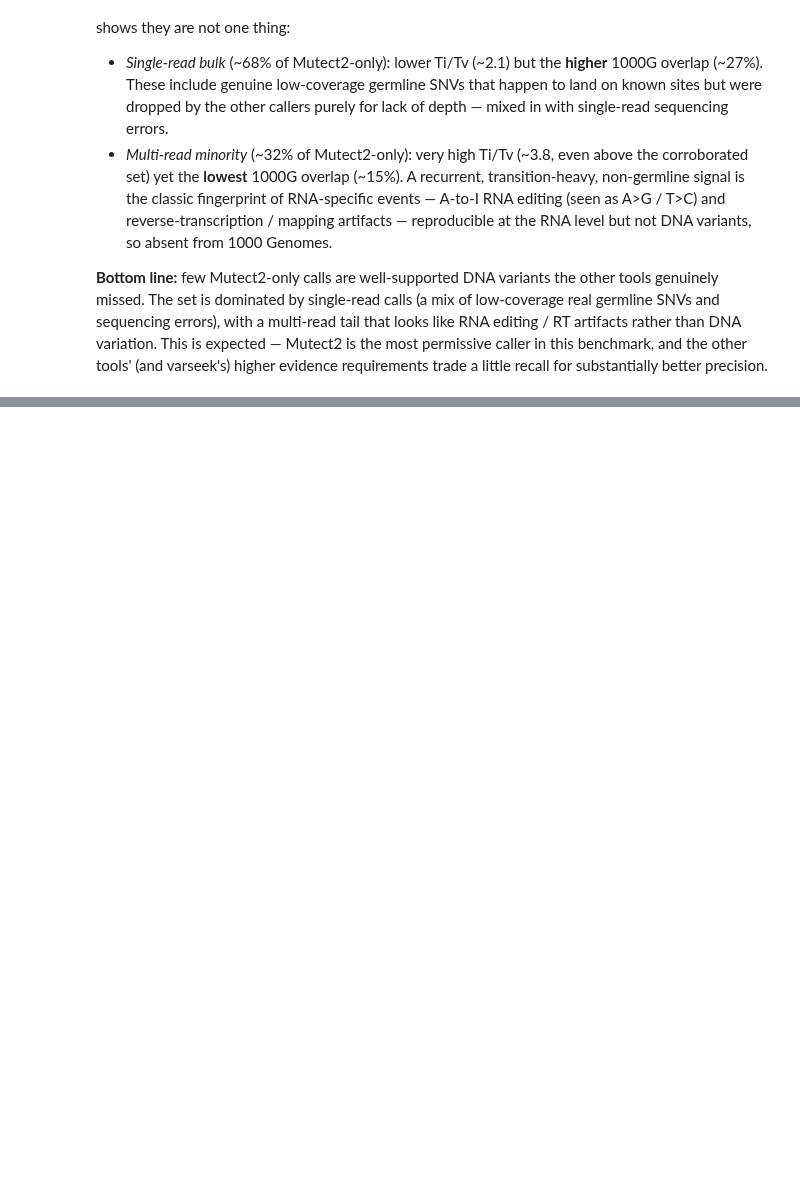
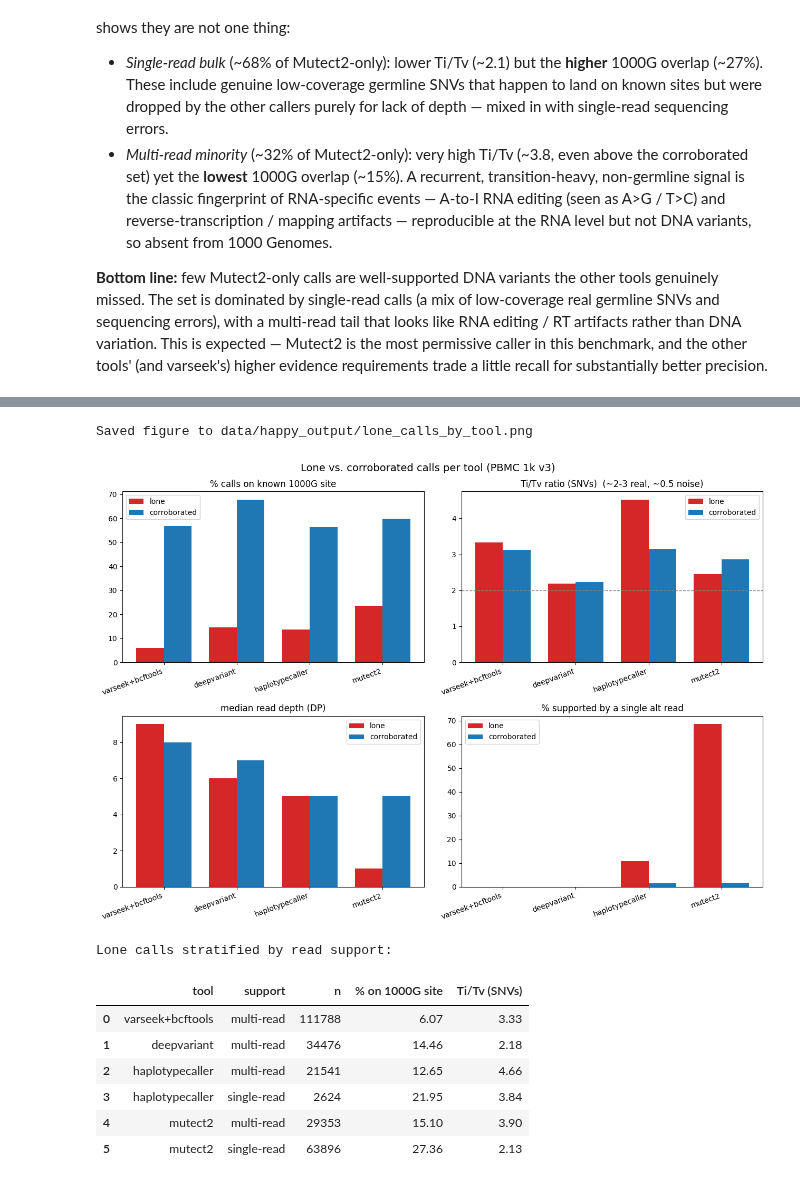
Before and after one commit to pachterlab/varseek-examples, a Jupyter notebook: vk_denovo.ipynb, the cells around one changed output, grey strips where cells are left out. Cells and saved outputs as stored; diff of their text form; code cells hidden in the pictures; blank space fills up the shorter version.

```diff
--- a/vk_denovo.ipynb
+++ b/vk_denovo.ipynb
@@ -1285,0 +1577,61 @@ The three lines of evidence agree on the headline and add a twist.
+# %%
+# ---------------------------------------------------------------------------
+# Visual summary: lone vs corroborated per tool, one metric per panel; plus the
+# within-lone "is the real signal where there is >1 read?" stratification.
+# ---------------------------------------------------------------------------
+import matplotlib.pyplot as plt
+
+TOOLS = list(per_tool.keys())
+COL = {"lone": "#d62728", "corroborated": "#1f77b4"}
+x = np.arange(len(TOOLS)); width = 0.38
+
+def _metric(metric, grp):
+    return [lone_summary[(lone_summary.tool == t) & (lone_summary.group == grp)][metric].iloc[0]
+            for t in TOOLS]
+
+panels = [
+    ("% on 1000G site",    "% calls on known 1000G site", None),
+    ("Ti/Tv (SNVs)",       "Ti/Tv ratio (SNVs)  (~2-3 real, ~0.5 noise)", 2.0),
+    ("median DP",          "median read depth (DP)", None),
+    ("% single alt read",  "% supported by a single alt read", None),
+]
+fig, axes = plt.subplots(2, 2, figsize=(13, 9))
+for ax, (metric, title, hline) in zip(axes.ravel(), panels):
+    ax.bar(x - width/2, _metric(metric, "lone"), width, label="lone", color=COL["lone"])
+    ax.bar(x + width/2, _metric(metric, "corroborated"), width, label="corroborated", color=COL["corroborated"])
+    if hline is not None:
+        ax.axhline(hline, ls="--", c="gray", lw=1)
+    ax.set_xticks(x); ax.set_xticklabels(TOOLS, rotation=20, ha="right")
+    ax.set_title(title); ax.legend()
+fig.suptitle("Lone vs. corroborated calls per tool (PBMC 1k v3)", fontsize=14)
+fig.tight_layout()
+lone_fig_path = os.path.join(happy_out, "lone_calls_by_tool.png")
+fig.savefig(lone_fig_path, dpi=150, bbox_inches="tight")
+print(f"Saved figure to {lone_fig_path}")
+plt.show()
+
+# Within each tool's lone set, split by read support: does germline overlap /
+# Ti/Tv concentrate where there is more than one supporting read?
+strat_rows = []
+for tool, df in per_tool.items():
+    ev = df[(df["group"] == "lone") & df["alt_AD"].notna()]
+    if ev.empty:
+        continue
+    for label, sub in ev.groupby(np.where(ev["single_read"], "single-read", "multi-read")):
+        ti, tv = int(sub["ti"].sum()), int(sub["tv"].sum())
+        strat_rows.append({"tool": tool, "support": label, "n": len(sub),
+                           "% on 1000G site": 100 * sub["in_1000G_site"].mean() if pos_hits is not None else np.nan,
+                           "Ti/Tv (SNVs)": (ti / tv) if tv else np.nan})
+print("\nLone calls stratified by read support:")
+display(pd.DataFrame(strat_rows).round(2))
+# %% [output]
+Saved figure to data/happy_output/lone_calls_by_tool.png
+[figure, added]
+Lone calls stratified by read support:
+|  | tool | support | n | % on 1000G site | Ti/Tv (SNVs) |
+| 0 | varseek+bcftools | multi-read | 111788 | 6.07 | 3.33 |
+| 1 | deepvariant | multi-read | 34476 | 14.46 | 2.18 |
+| 2 | haplotypecaller | multi-read | 21541 | 12.65 | 4.66 |
+| 3 | haplotypecaller | single-read | 2624 | 21.95 | 3.84 |
+| 4 | mutect2 | multi-read | 29353 | 15.10 | 3.90 |
+| 5 | mutect2 | single-read | 63896 | 27.36 | 2.13 |
```
Also changed, not shown: parts of 49 cells of this notebook, 2 other files.
